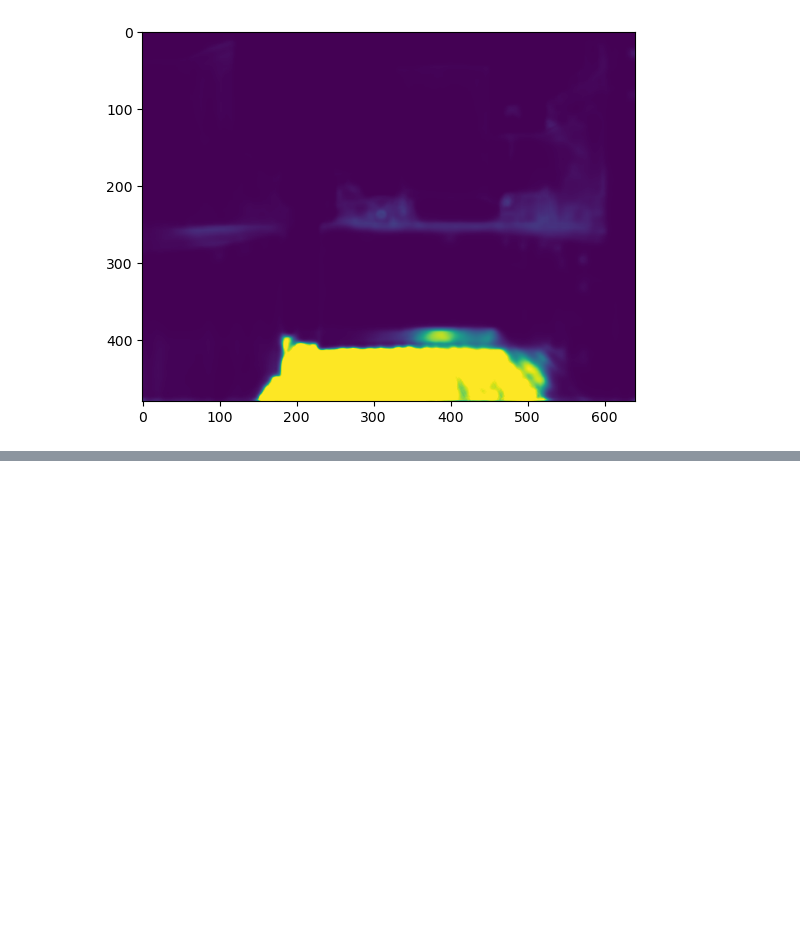
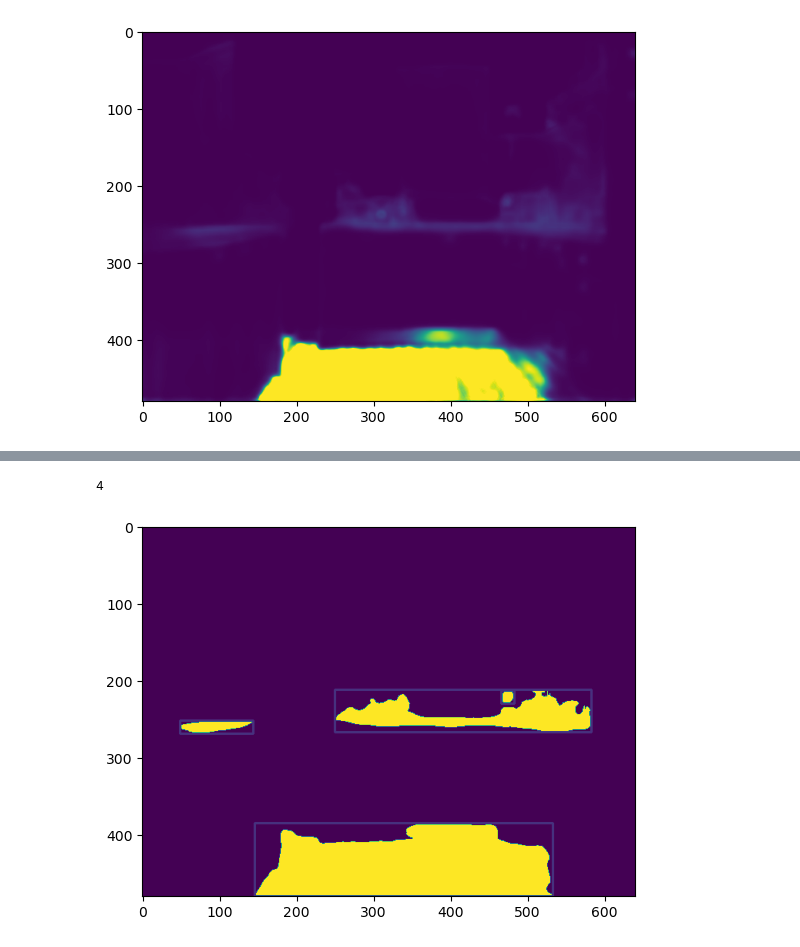
Before and after one commit to tenfoldpaper/master_thesis_ros, a Jupyter notebook: segmentation/Untitled.ipynb, the cells around one changed output, grey strips where cells are left out. Drawn from its saved outputs; the diff is of its cells as text; code cells hidden in the pictures; blank space fills up the shorter version.

```diff
--- a/segmentation/Untitled.ipynb
+++ b/segmentation/Untitled.ipynb
@@ -68,0 +68,19 @@ plt.show()
+# %%
+cnts = cv2.findContours(affseg_img, cv2.RETR_EXTERNAL, cv2.CHAIN_APPROX_SIMPLE)
+cnts = cnts[0] if len(cnts) == 2 else cnts[1]
+ROI_number = 0
+image = affseg_img.copy()
+for c in cnts:
+    x,y,w,h = cv2.boundingRect(c)
+    if(w < 15 and h < 15):
+        continue
+    image = cv2.rectangle(image, (x, y), (x + w, y + h), (36,255,12), 2)
+    #ROI = original[y:y+h, x:x+w]
+    ROI_number += 1
+
+print(ROI_number)
+plt.imshow(image)
+plt.show()
+# %% [output]
+4
+[figure, added]
```
Also changed, not shown: parts of 5 cells of this notebook, 1 other file.
